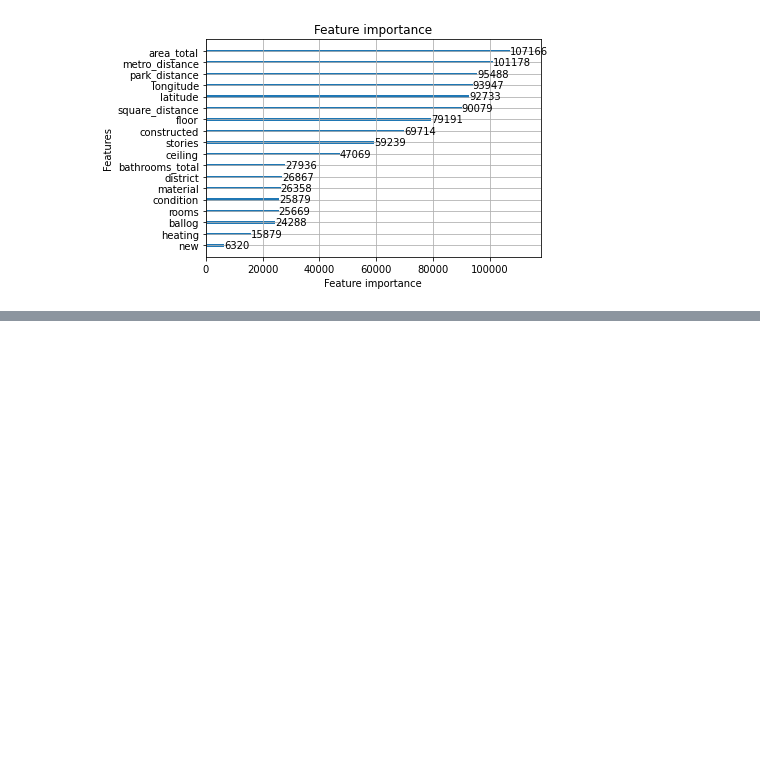
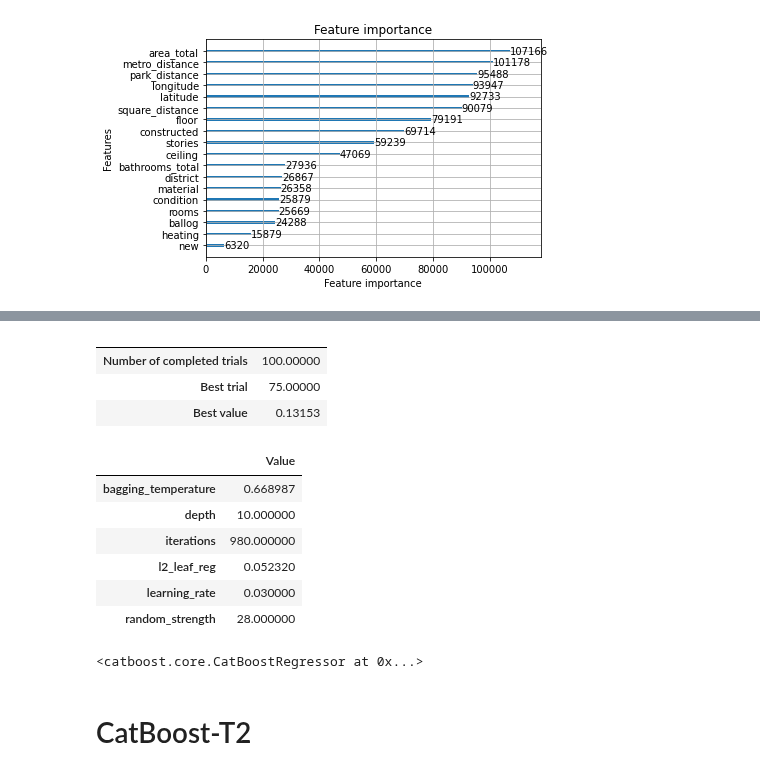
Before and after one commit to jimoskar/ml, a Jupyter notebook: project/vegard_notebook.ipynb, the cells around one changed output, grey strips where cells are left out. Drawn from its saved outputs; the diff is of its cells as text; code cells hidden in the pictures; blank space fills up the shorter version.

Commit message:
Add CatBoost-T1, CatBoost-T2, and combined LightGBM-F4 and CatBoost-T2

```diff
--- a/project/vegard_notebook.ipynb
+++ b/project/vegard_notebook.ipynb
@@ -608,0 +642,13 @@ lgb_prediction.rename("price_prediction").to_csv("submissions/lightgbm_f4.csv",
+# %%
+study = optuna.create_study(
+    storage=STORAGE,
+    sampler=optuna.samplers.TPESampler(seed=42),
+    study_name="CatBoost-T1",
+    direction="minimize",
+    load_if_exists=True
+)
+
+if not study.trials:
+    study.optimize(catboost_t1_objective, n_trials=10)
+else:
+    print("Some trials have already been run, skipping further optimization.")
@@ -608,0 +658,21 @@ lgb_prediction.rename("price_prediction").to_csv("submissions/lightgbm_f4.csv",
+# %%
+pd.DataFrame.from_dict({
+    "Number of completed trials": (study.trials_dataframe().state == "COMPLETE").sum(),
+    "Best trial": study.best_trial.number,
+    "Best value": study.best_value,
+}, orient="index", columns=[""])
+# %% [output]
+|  |  |
+| Number of completed trials | 100.00000 |
+| Best trial | 75.00000 |
+| Best value | 0.13153 |
+# %%
+pd.DataFrame.from_dict(study.best_params, orient="index", columns=["Value"])
+# %% [output]
+|  | Value |
+| bagging_temperature | 0.668987 |
+| depth | 10.000000 |
+| iterations | 980.000000 |
+| l2_leaf_reg | 0.052320 |
+| learning_rate | 0.030000 |
+| random_strength | 28.000000 |
@@ -608,0 +681,6 @@ lgb_prediction.rename("price_prediction").to_csv("submissions/lightgbm_f4.csv",
+# %%
+cat_model = catboost.CatBoostRegressor(objective="RMSE", random_seed=42, silent=True, thread_count=1, **study.best_params)
+
+cat_model.fit(data_train[FEATURES], data_train.log_price_per_sqm)
+# %% [output]
+<catboost.core.CatBoostRegressor at 0x...>
@@ -608,0 +691,2 @@ lgb_prediction.rename("price_prediction").to_csv("submissions/lightgbm_f4.csv",
+# %% [markdown]
+# CatBoost-T2
```
Also changed, not shown: parts of 18 cells of this notebook, 4 other files.
